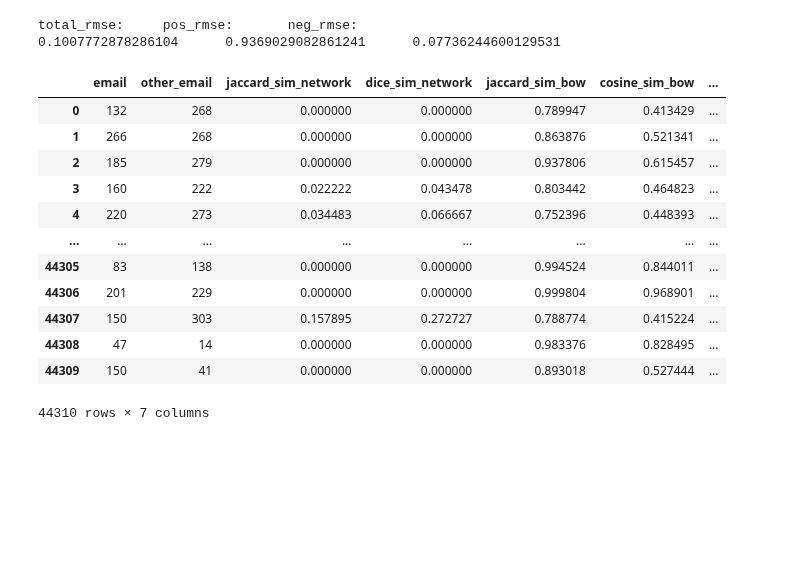
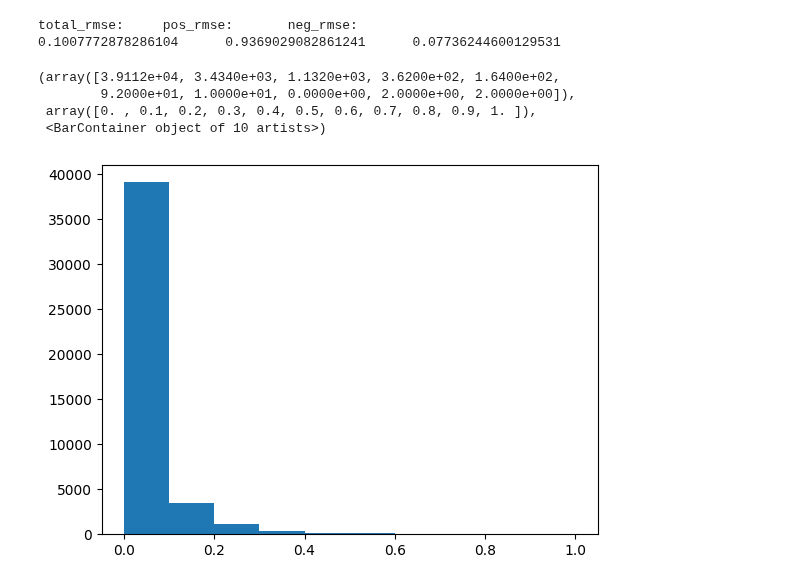
Before and after one commit to linqs/collective-graph-identification, a Jupyter notebook: scripts/Data Refactor.ipynb, the cells around one changed output. Saved outputs shown, nothing was run; the diff lists cells and outputs as text; code cells hidden in the pictures; blank space fills up the shorter version.

```diff
--- a/scripts/Data Refactor.ipynb
+++ b/scripts/Data Refactor.ipynb
@@ -984,18 +967,13 @@ compute_rmse(sim_network, 'jaccard_sim_network')
 total_rmse:     pos_rmse:       neg_rmse:
 0.1007772878286104      0.9369029082861241      0.07736244600129531
 # %%
-sim_network
+# visualize distribution
+import matplotlib.pyplot as plt
+
+plt.hist(sim_network["jaccard_sim_network"])
 # %% [output]
-|  | email | other_email | jaccard_sim_network | dice_sim_network | jaccard_sim_bow | cosine_sim_bow | ... |
-| 0 | 132 | 268 | 0.000000 | 0.000000 | 0.789947 | 0.413429 | ... |
-| 1 | 266 | 268 | 0.000000 | 0.000000 | 0.863876 | 0.521341 | ... |
-| 2 | 185 | 279 | 0.000000 | 0.000000 | 0.937806 | 0.615457 | ... |
-| 3 | 160 | 222 | 0.022222 | 0.043478 | 0.803442 | 0.464823 | ... |
-| 4 | 220 | 273 | 0.034483 | 0.066667 | 0.752396 | 0.448393 | ... |
-| ... | ... | ... | ... | ... | ... | ... | ... |
-| 44305 | 83 | 138 | 0.000000 | 0.000000 | 0.994524 | 0.844011 | ... |
-| 44306 | 201 | 229 | 0.000000 | 0.000000 | 0.999804 | 0.968901 | ... |
-| 44307 | 150 | 303 | 0.157895 | 0.272727 | 0.788774 | 0.415224 | ... |
-| 44308 | 47 | 14 | 0.000000 | 0.000000 | 0.983376 | 0.828495 | ... |
-| 44309 | 150 | 41 | 0.000000 | 0.000000 | 0.893018 | 0.527444 | ... |
-44310 rows × 7 columns
+(array([3.9112e+04, 3.4340e+03, 1.1320e+03, 3.6200e+02, 1.6400e+02,
+        9.2000e+01, 1.0000e+01, 0.0000e+00, 2.0000e+00, 2.0000e+00]),
+ array([0. , 0.1, 0.2, 0.3, 0.4, 0.5, 0.6, 0.7, 0.8, 0.9, 1. ]),
+ <BarContainer object of 10 artists>)
+[figure, added]
```
Also changed, not shown: parts of 3 cells of this notebook.
